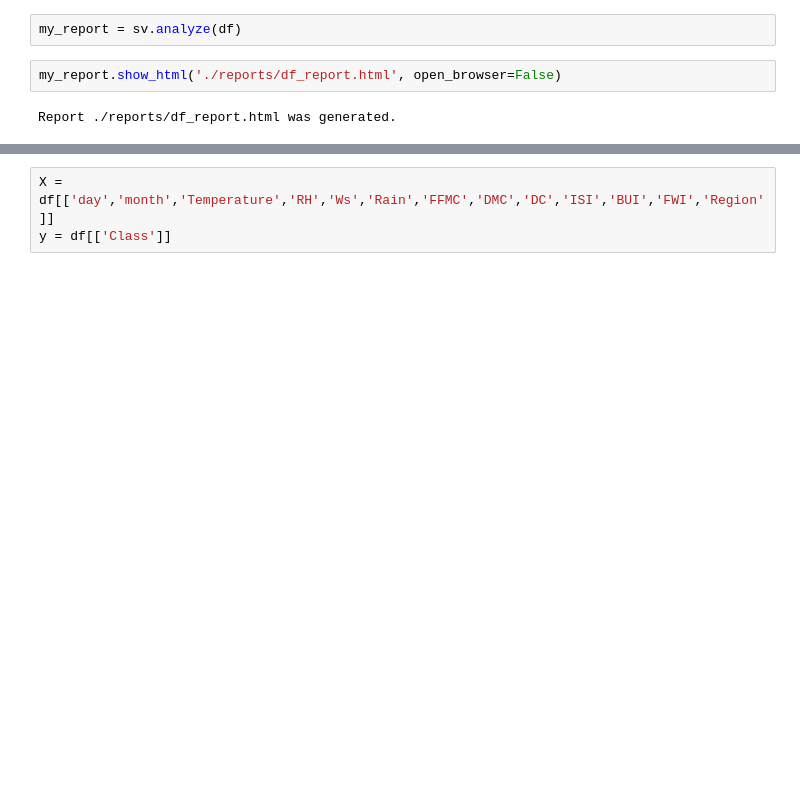
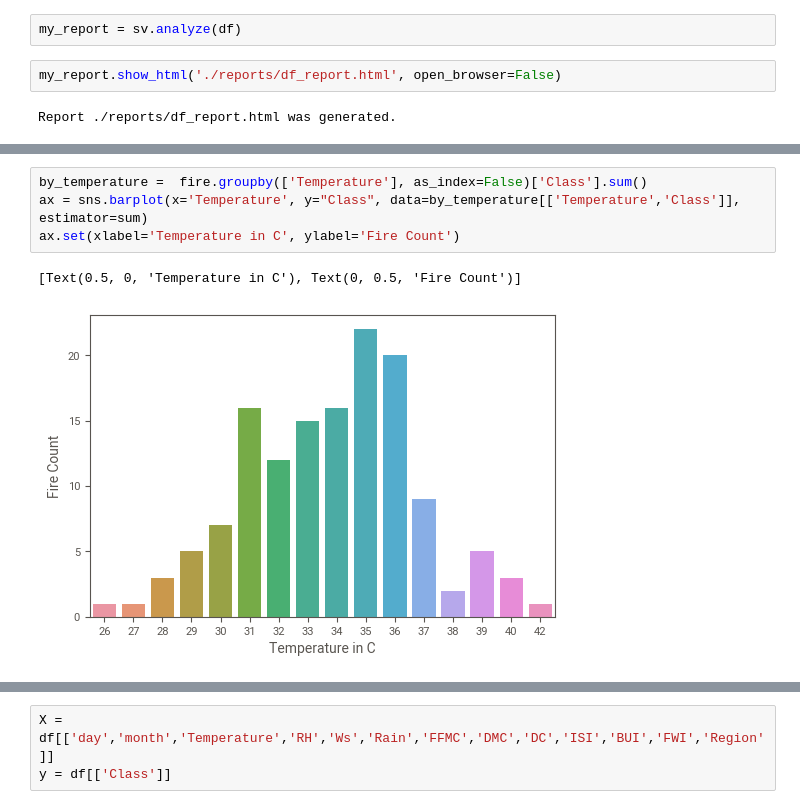
Before and after one commit to AymanMak1/Algerian-Forest-Fires, a Jupyter notebook: project.ipynb, the cells around one changed output, grey strips where cells are left out. Saved outputs shown, nothing was run; the diff lists cells and outputs as text; blank space fills up the shorter version.

```diff
--- a/project.ipynb
+++ b/project.ipynb
@@ -484,0 +547,7 @@ Report ./reports/df_report.html was generated.
+# %%
+by_temperature =  fire.groupby(['Temperature'], as_index=False)['Class'].sum()
+ax = sns.barplot(x='Temperature', y="Class", data=by_temperature[['Temperature','Class']], estimator=sum)
+ax.set(xlabel='Temperature in C', ylabel='Fire Count')
+# %% [output]
+[Text(0.5, 0, 'Temperature in C'), Text(0, 0.5, 'Fire Count')]
+[figure, added]
```
Also changed, not shown: parts of 57 cells of this notebook, 4 other files.
